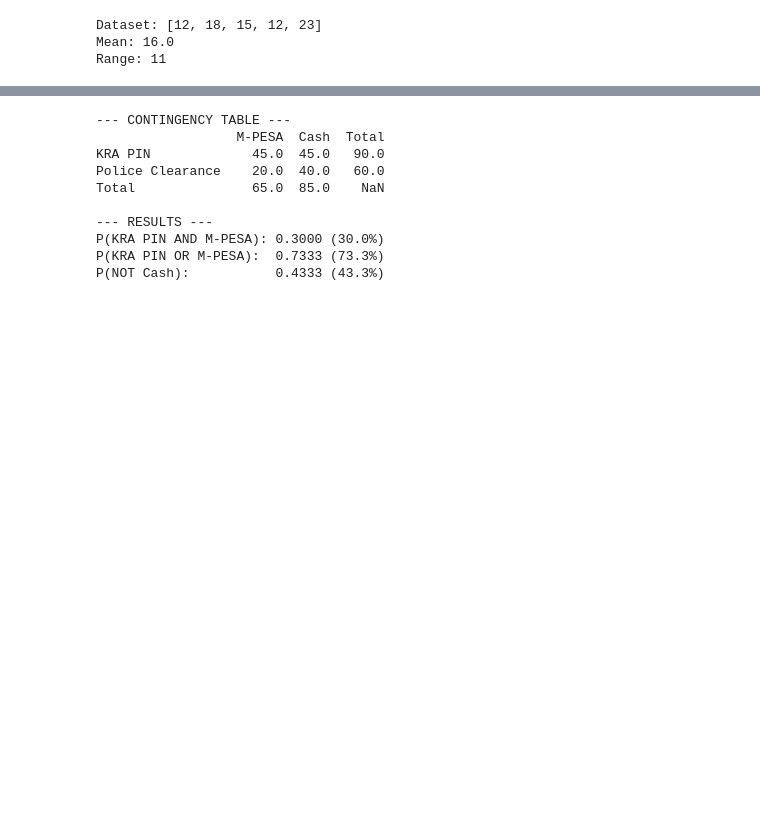
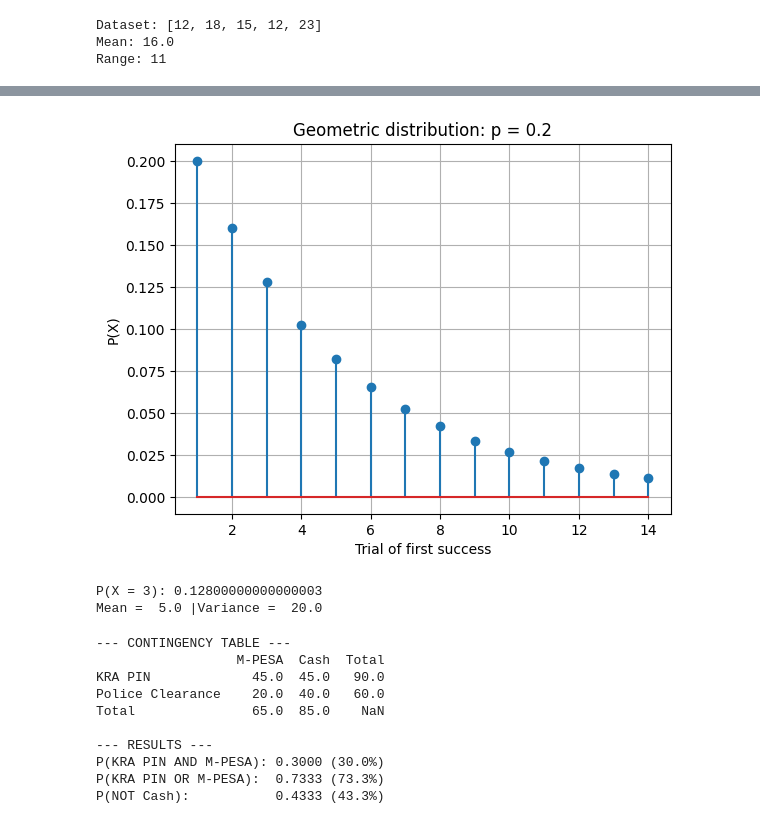
Before and after one commit to marizon740-collab/DATA-ANALYTICS-WORKOUTS-, a Jupyter notebook: Data_science____Python_fundamentals.ipynb, the cells around one changed output, grey strips where cells are left out. Drawn from its saved outputs; the diff is of its cells as text; code cells hidden in the pictures; blank space fills up the shorter version.

```diff
--- a/Data_science____Python_fundamentals.ipynb
+++ b/Data_science____Python_fundamentals.ipynb
@@ -25,3 +97,27 @@ Range: 11
+# %%
+import numpy as np
+import matplotlib.pyplot as plt
+from scipy.stats import geom
+
+# Geometric - trials until first success
+
+p = 0.2 # 20% success rate per trial
+x = np.arange(1,15) # first success on trial 1,2,3…
+prob = geom.pmf(x,p)
+
+plt.stem(x,prob)
+plt.title('Geometric distribution: p = 0.2')
+plt.xlabel('Trial of first success')
+plt.ylabel('P(X)')
+plt.grid(True)
+plt.show()
+
+print("P(X = 3):",geom.pmf(3,p))
+print("Mean = ",geom.mean(p),"|Variance = ",geom.var(p))
+# %% [output]
+[figure, added]
+P(X = 3): 0.12800000000000003
+Mean =  5.0 |Variance =  20.0
 # %%
 import pandas as pd
 
```
Also changed, not shown: parts of 3 cells of this notebook.
